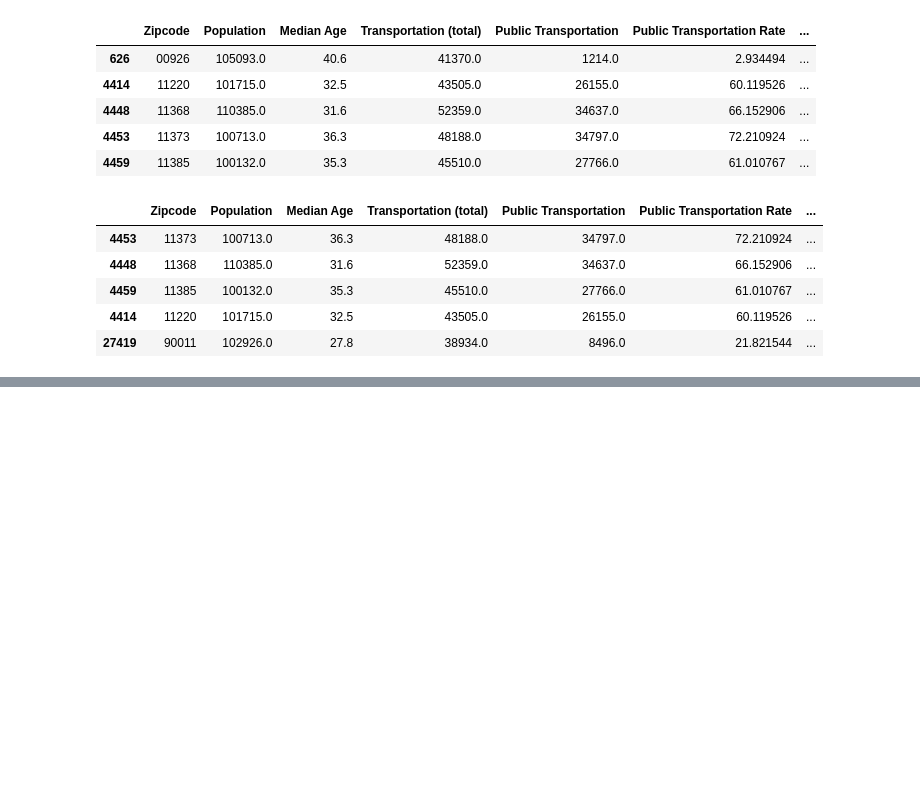
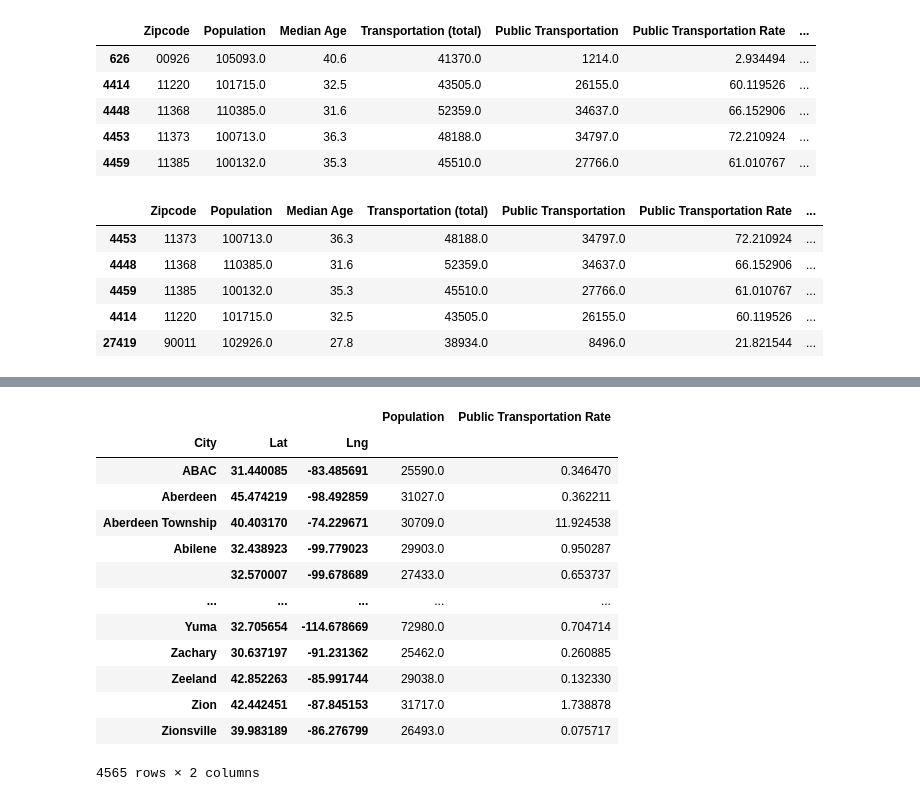
Before and after one commit to khartmann5/Project_01, a Jupyter notebook: Census_Data.ipynb, the cells around one changed output, grey strips where cells are left out. Saved outputs shown, nothing was run; the diff lists cells and outputs as text; code cells hidden in the pictures; blank space fills up the shorter version.

Commit message:
adding grouped by city csv to Resources folder

```diff
--- a/Census_Data.ipynb
+++ b/Census_Data.ipynb
@@ -248,3 +248,7 @@ fig.add_layer(heat_layer)
 fig
 # %% [output]
 [interactive output not drawn]
+# %%
+# filtering census data to get the population size of zip codes greater than 25k to create a data frame grouped by city
+groupby_census_pd = census_pd.loc[(census_pd["Population"]>=25000)]
+groupby_census_pd.count()
@@ -250,0 +330,25 @@ fig
+# %%
+# Grouping data by City
+groupby_city = groupby_census_pd.groupby(["City","Lat","Lng"])
+city_pop = groupby_city["Population"].sum()
+city_public_transit_rate = groupby_city["Public Transportation Rate"].mean()
+
+# Create new data frame for city grouping
+group_city_df = pd.DataFrame({"Population":city_pop,"Public Transportation Rate":city_public_transit_rate})
+group_city_df.reset_index().to_csv("Resources/grouped_by_city.csv", encoding="utf-8",sep='\t', header=True,index=False)
+group_city_df
+# %% [output]
+|  |  |  | Population | Public Transportation Rate |
+| City | Lat | Lng |  |  |
+| ABAC | 31.440085 | -83.485691 | 25590.0 | 0.346470 |
+| Aberdeen | 45.474219 | -98.492859 | 31027.0 | 0.362211 |
+| Aberdeen Township | 40.403170 | -74.229671 | 30709.0 | 11.924538 |
+| Abilene | 32.438923 | -99.779023 | 29903.0 | 0.950287 |
+|  | 32.570007 | -99.678689 | 27433.0 | 0.653737 |
+| ... | ... | ... | ... | ... |
+| Yuma | 32.705654 | -114.678669 | 72980.0 | 0.704714 |
+| Zachary | 30.637197 | -91.231362 | 25462.0 | 0.260885 |
+| Zeeland | 42.852263 | -85.991744 | 29038.0 | 0.132330 |
+| Zion | 42.442451 | -87.845153 | 31717.0 | 1.738878 |
+| Zionsville | 39.983189 | -86.276799 | 26493.0 | 0.075717 |
+4565 rows × 2 columns
```
Also changed, not shown: parts of 2 cells of this notebook, 1 other file.
